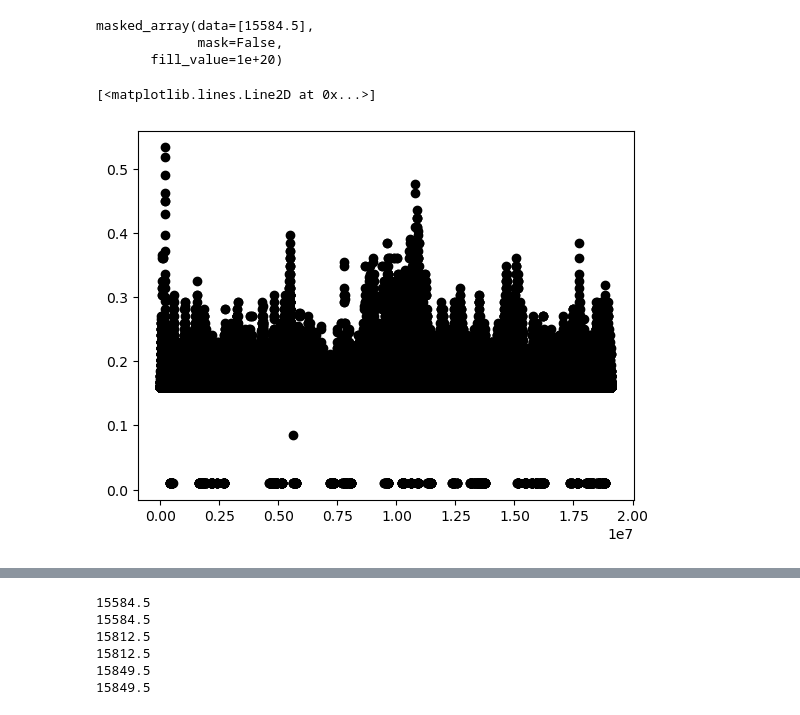
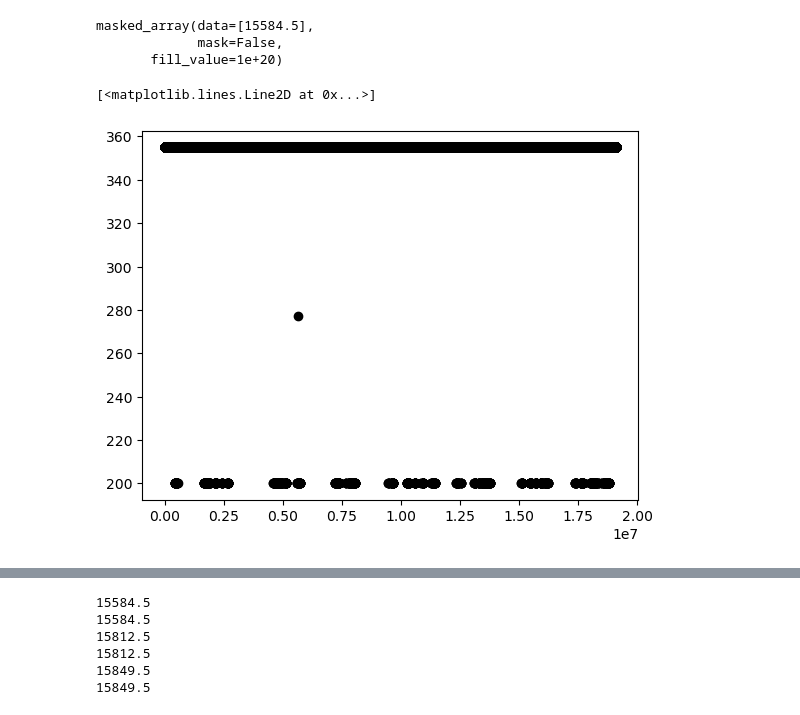
Before and after one commit to ycharlieli/i4dvar_analysis, a Jupyter notebook: obs_processing/merge_sst_cruise_kodc.ipynb, the cells around one changed output, grey strips where cells are left out. Cells and saved outputs as stored; diff of their text form; code cells hidden in the pictures.

```diff
--- a/obs_processing/merge_sst_cruise_kodc.ipynb
+++ b/obs_processing/merge_sst_cruise_kodc.ipynb
@@ -107,7 +107,7 @@ withcruise_obs.provenance[thistime]
 # %% [output]
 (45510,)
 # %%
-final_obs = seapy.roms.obs.obs(filename='/Volumes/TO_1/roms4dvar_ecs/i4dvar_outputs/INSITU_OBS/sst_withcruisepkodc_201304.nc')
+final_obs = seapy.roms.obs.obs(filename='/Volumes/TO_1/roms4dvar_ecs/i4dvar_outputs/INSITU_OBS/sst_withcruisepkodc_2012.nc')
 # %%
 thisyppe = np.where(final_obs.type==6)
 # %%
@@ -137,10 +137,10 @@ masked_array(data=[15584.5],
              mask=False,
        fill_value=1e+20)
 # %%
-plt.plot(final_obs.error[thisyppe][thisdepth],'ko')
+plt.plot(final_obs.provenance[thisyppe][thisdepth],'ko')
 # %% [output]
 [<matplotlib.lines.Line2D at 0x...>]
-[figure, old version]
+[figure, new version]
 # %%
 print(np.unique(kodc_obs.time))
 # %% [output]
```
Also changed, not shown: parts of 1 cell of this notebook, 1 other file.
